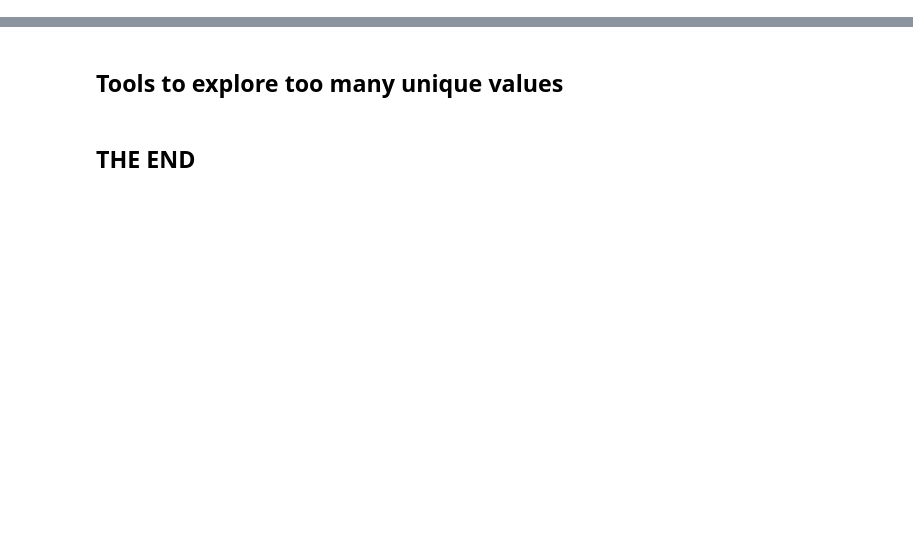
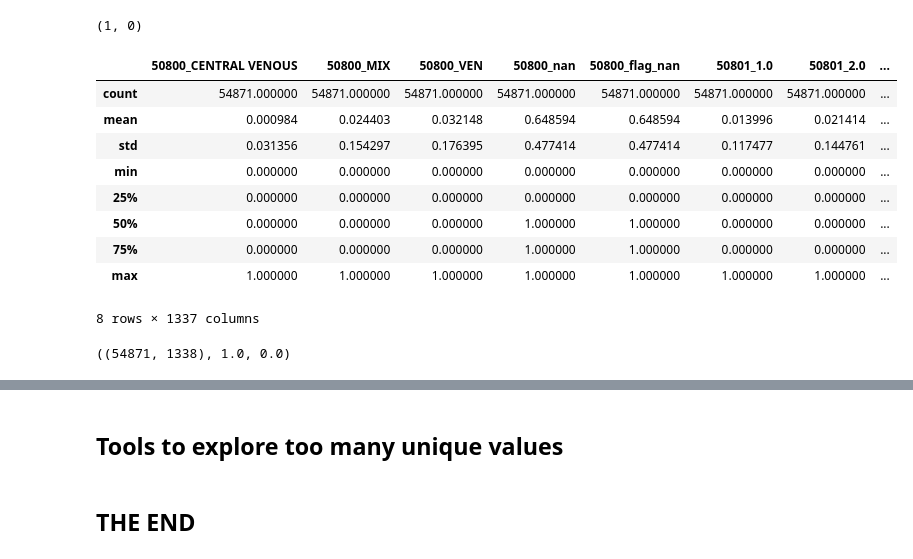
Before and after one commit to The-Electric-Moccasins/resistance-prediction, a Jupyter notebook: build_dataset.ipynb, the cells around one changed output, grey strips where cells are left out. Drawn from its saved outputs; the diff is of its cells as text; code cells hidden in the pictures; blank space fills up the shorter version.

```diff
--- a/build_dataset.ipynb
+++ b/build_dataset.ipynb
@@ -16,4 +27,4 @@ io.DATA_DIR='data'
 # build all features dataset
 import featues_datasets_all_patients
 featues_datasets_all_patients.DATA_DIR = DATA_DIR
-df_final_dataset = featues_datasets_all_patients.run(params)
+df_final_dataset = featues_datasets_all_patients.run(params, binning_numerics=False)
@@ -65,0 +57,6 @@ df_cohort
+# %%
+%%time
+# build all features dataset for autoencoder
+import featues_datasets_all_patients
+featues_datasets_all_patients.DATA_DIR = DATA_DIR
+df_final_dataset = featues_datasets_all_patients.run(params, binning_numerics=True, create_patients_list_view=True, create_lab_events=True )
@@ -65,0 +85,19 @@ df_cohort
+# %%
+np.max(dnp), np.min(dnp)
+# %% [output]
+(1, 0)
+# %%
+df_final_dataset=df_final_dataset.drop(columns=['hadm_id'])
+# %%
+df_final_dataset.describe()
+# %% [output]
+|  | 50800_CENTRAL VENOUS | 50800_MIX | 50800_VEN | 50800_nan | 50800_flag_nan | 50801_1.0 | 50801_2.0 | ... |
+| count | 54871.000000 | 54871.000000 | 54871.000000 | 54871.000000 | 54871.000000 | 54871.000000 | 54871.000000 | ... |
+| mean | 0.000984 | 0.024403 | 0.032148 | 0.648594 | 0.648594 | 0.013996 | 0.021414 | ... |
+| std | 0.031356 | 0.154297 | 0.176395 | 0.477414 | 0.477414 | 0.117477 | 0.144761 | ... |
+| min | 0.000000 | 0.000000 | 0.000000 | 0.000000 | 0.000000 | 0.000000 | 0.000000 | ... |
+| 25% | 0.000000 | 0.000000 | 0.000000 | 0.000000 | 0.000000 | 0.000000 | 0.000000 | ... |
+| 50% | 0.000000 | 0.000000 | 0.000000 | 1.000000 | 1.000000 | 0.000000 | 0.000000 | ... |
+| 75% | 0.000000 | 0.000000 | 0.000000 | 1.000000 | 1.000000 | 0.000000 | 0.000000 | ... |
+| max | 1.000000 | 1.000000 | 1.000000 | 1.000000 | 1.000000 | 1.000000 | 1.000000 | ... |
+8 rows × 1337 columns
@@ -65,0 +108,4 @@ df_cohort
+# %%
+training_matrix.shape, np.max(training_matrix), np.min(training_matrix)
+# %% [output]
+((54871, 1338), 1.0, 0.0)
```
Also changed, not shown: parts of 39 cells of this notebook, 11 other files.
